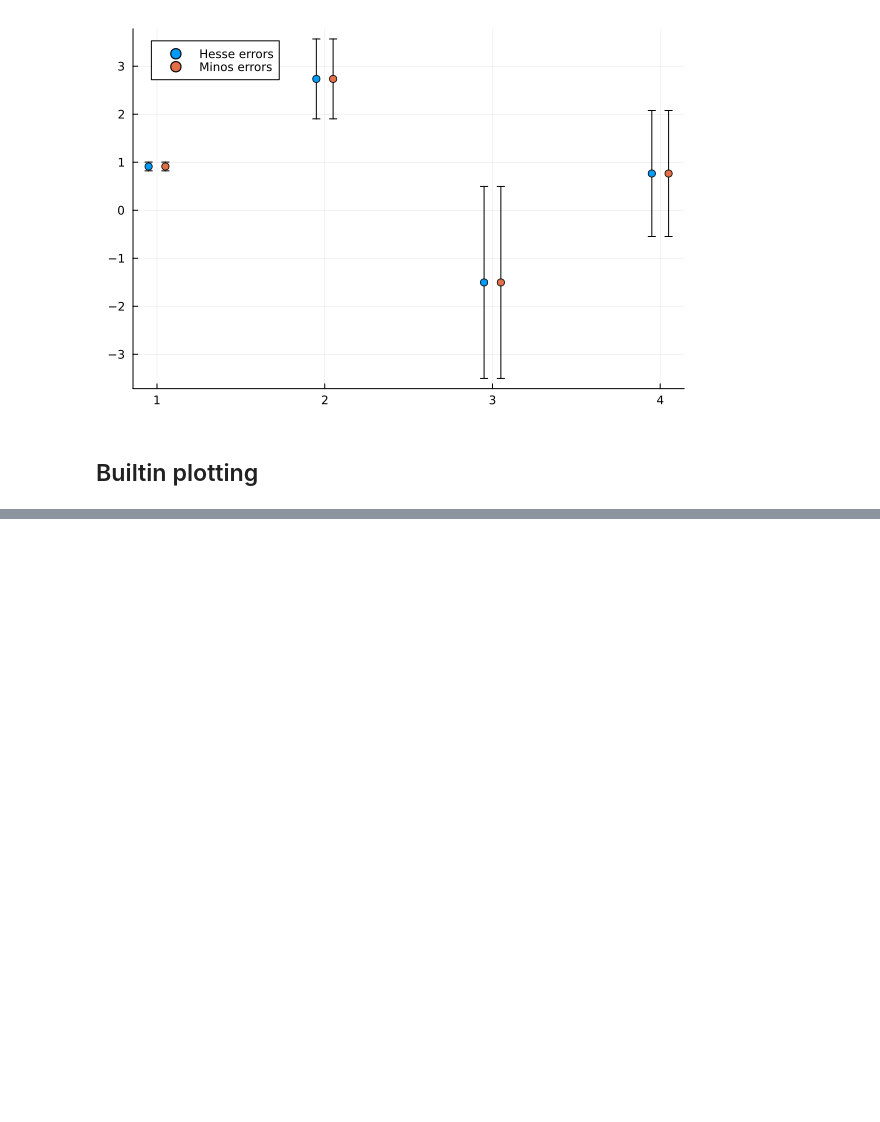
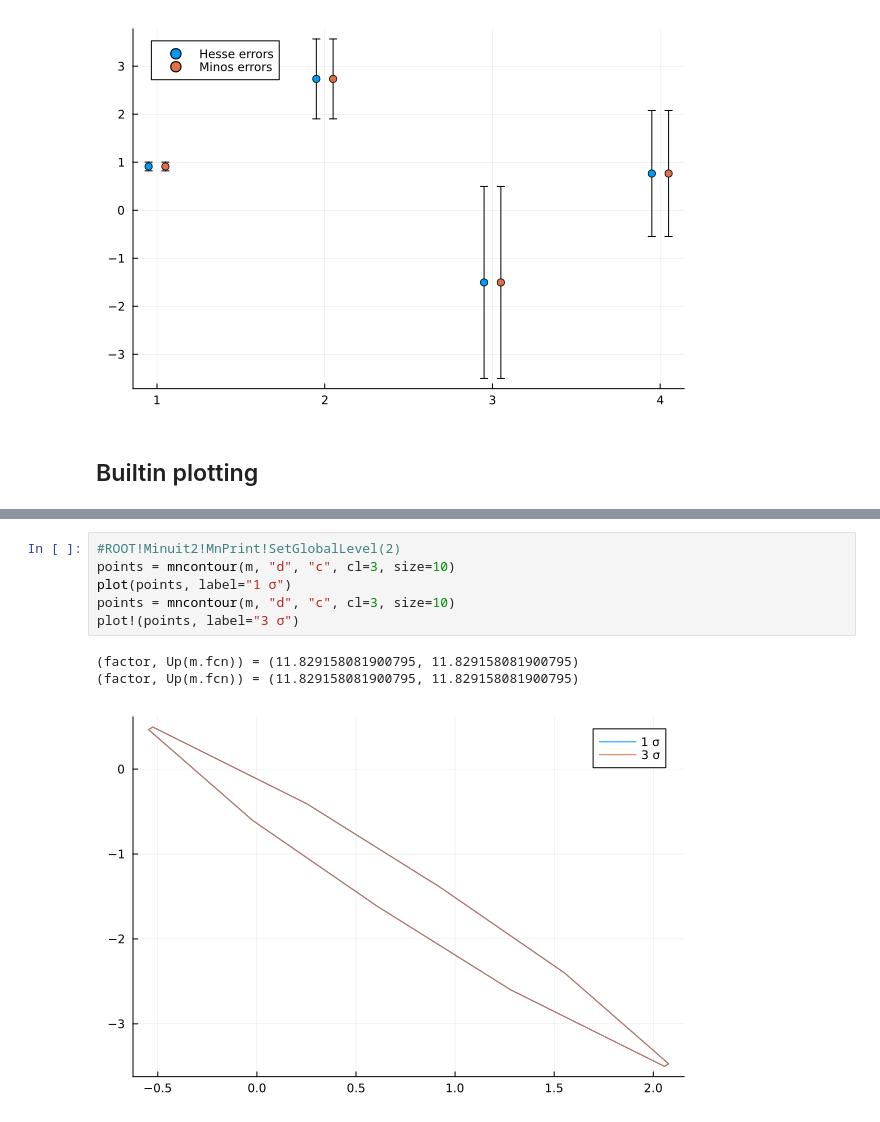
Before and after one commit to JuliaHEP/Minuit2.jl, a Jupyter notebook: examples/introduction.ipynb, the cells around one changed output, grey strips where cells are left out. Saved outputs shown, nothing was run; the diff lists cells and outputs as text; blank space fills up the shorter version.

```diff
--- a/examples/introduction.ipynb
+++ b/examples/introduction.ipynb
@@ -347,0 +335,10 @@ Any[2332.512359521612, 9302.949861828627, 20920.345699007026, 37184.6998710568]
+# %%
+#ROOT!Minuit2!MnPrint!SetGlobalLevel(2)
+points = mncontour(m, "d", "c", cl=3, size=10)
+plot(points, label="1 σ")
+points = mncontour(m, "d", "c", cl=3, size=10)
+plot!(points, label="3 σ")
+# %% [output]
+(factor, Up(m.fcn)) = (11.829158081900795, 11.829158081900795)
+(factor, Up(m.fcn)) = (11.829158081900795, 11.829158081900795)
+[figure, added]
```
Also changed, not shown: parts of 4 cells of this notebook, 7 other files.
